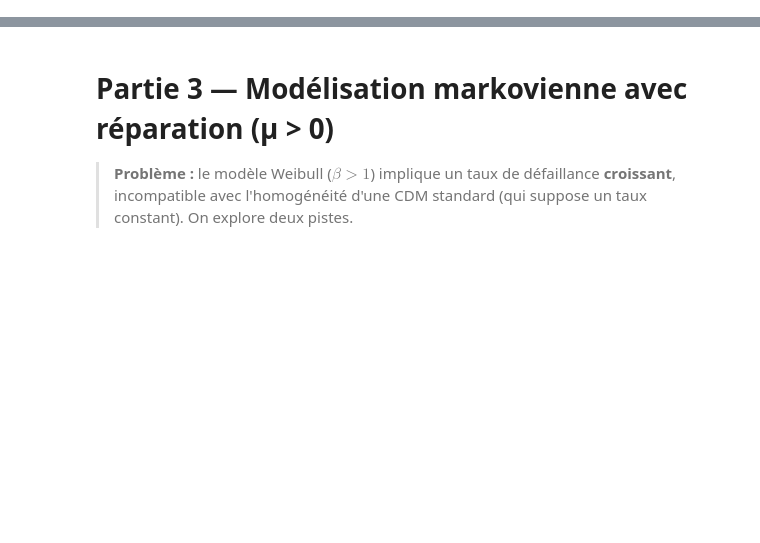
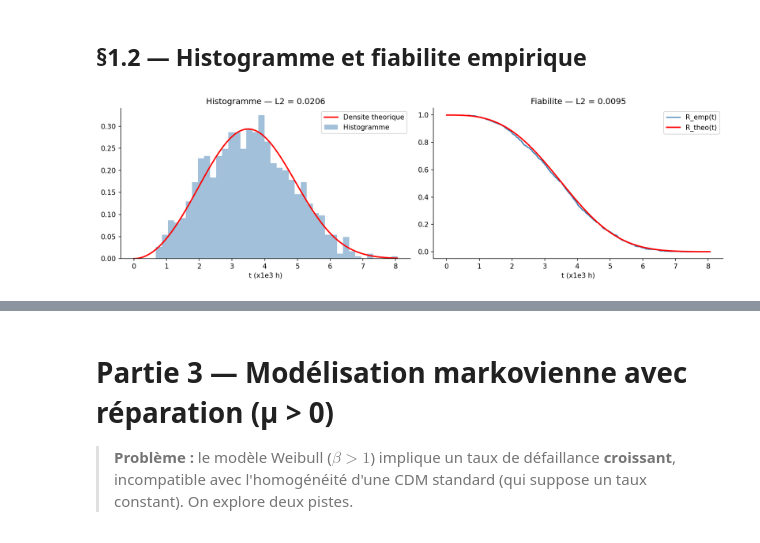
Before and after one commit to MWalid2/Optimisation-de-la-Maintenance-Industrielle-par-l-Analyse-de-Fiabilit-, a Jupyter notebook: partie_3.ipynb, the cells around one changed output, grey strips where cells are left out. Drawn from its saved outputs; the diff is of its cells as text; code cells hidden in the pictures; blank space fills up the shorter version.

```diff
--- a/partie_3.ipynb
+++ b/partie_3.ipynb
@@ -860,0 +1,13 @@ son approximation linéaire, cohérente avec le théorème de renouvellement.
+# %%
+import numpy as np
+import matplotlib.pyplot as plt
+from scipy.special import gamma
+from scipy.stats import chi2 as chi2_dist
+from numpy.linalg import inv
+import warnings; warnings.filterwarnings('ignore')
+
+# Tous les algorithmes d'optimisation sont implementes manuellement.
+# On n'importe pas scipy.optimize.
+
+plt.rcParams.update({'figure.dpi':150,'axes.spines.top':False,
+                     'axes.spines.right':False,'font.size':10})
@@ -860,0 +64,30 @@ son approximation linéaire, cohérente avec le théorème de renouvellement.
+# %% [markdown]
+## §1.2 — Histogramme et fiabilite empirique
+# %%
+t_range  = np.linspace(0, T.max(), 300)
+T_sorted = np.sort(T)
+f_theo   = (beta/eta)*(t_range/eta)**(beta-1)*np.exp(-(t_range/eta)**beta)
+R_theo   = np.exp(-(t_range/eta)**beta)
+
+hist_vals, bin_edges = np.histogram(T, bins=40, density=True)
+bin_centers = (bin_edges[:-1]+bin_edges[1:])/2
+f_theo_bins = (beta/eta)*(bin_centers/eta)**(beta-1)*np.exp(-(bin_centers/eta)**beta)
+l2_histo = np.sqrt(np.mean((hist_vals-f_theo_bins)**2))
+
+R_emp = 1 - np.arange(1, n+1)/n
+R_emp_interp = np.interp(t_range, T_sorted, R_emp)
+l2_R = np.sqrt(np.mean((R_emp_interp-R_theo)**2))
+
+fig, axes = plt.subplots(1, 2, figsize=(13,4))
+axes[0].bar(bin_centers, hist_vals, width=bin_edges[1]-bin_edges[0],
+            alpha=0.5, color='steelblue', label='Histogramme')
+axes[0].plot(t_range, f_theo, 'r-', lw=2, label='Densite theorique')
+axes[0].set_title(f'Histogramme — L2 = {l2_histo:.4f}')
+axes[0].set_xlabel('t (x1e3 h)'); axes[0].legend()
+axes[1].step(T_sorted, R_emp, color='steelblue', lw=1.5, label='R_emp(t)')
+axes[1].plot(t_range, R_theo, 'r-', lw=2, label='R_theo(t)')
+axes[1].set_title(f'Fiabilite — L2 = {l2_R:.4f}')
+axes[1].set_xlabel('t (x1e3 h)'); axes[1].legend()
+plt.tight_layout(); plt.savefig('histogramme.png', dpi=150); plt.show()
+# %% [output]
+[figure, added]
```
Also changed, not shown: parts of 101 cells of this notebook, 23 other files.
